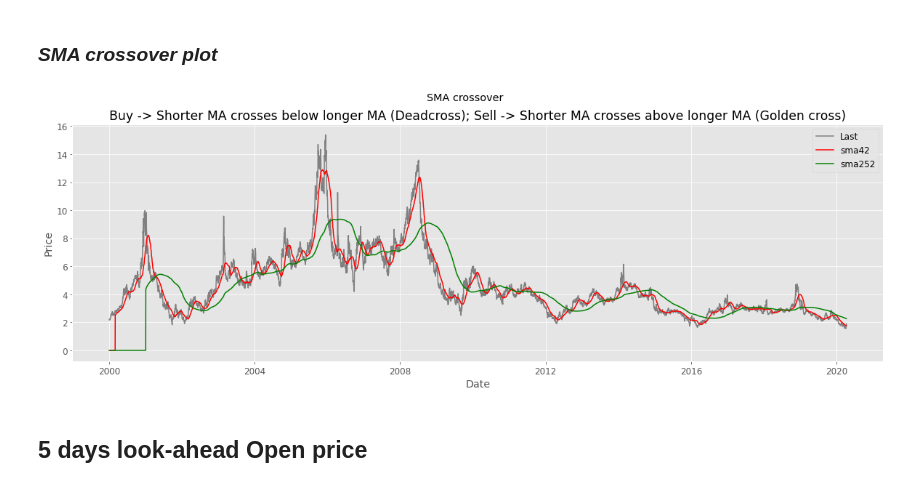
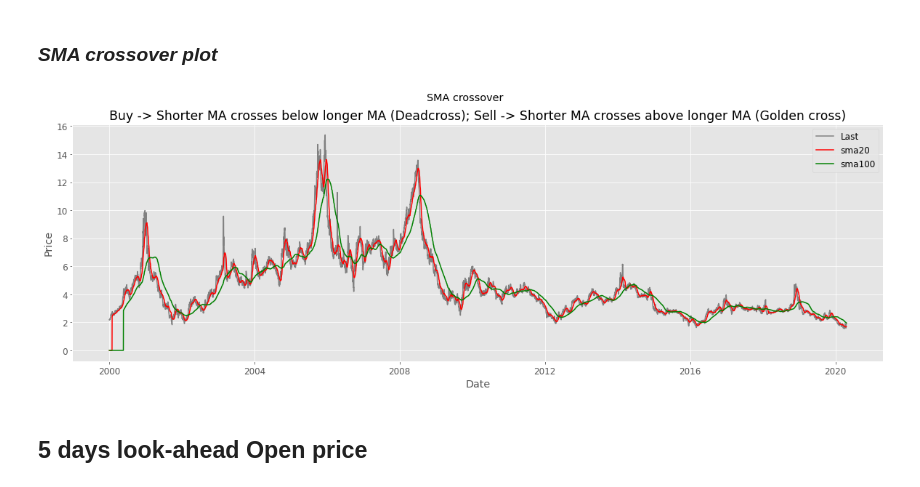
Before and after one commit to saritmaitra/Natural-Gas-Prediction-Model, a Jupyter notebook: Sarit.ipynb, the cells around one changed output. Cells and saved outputs as stored; diff of their text form; code cells hidden in the pictures.

```diff
--- a/Sarit.ipynb
+++ b/Sarit.ipynb
@@ -88,7 +88,7 @@ def main():
       api_key = "ad819ee5a69e69390eadf300fa168fa8"
       api = eia.API(api_key)
       #Declare desired series ID
-      series_ID='NG.RNGWHHD.D'
+      series_ID='NG.RNGWHHD.W'
       hh_spot = retrieve_time_series(api, series_ID)
       #Print the returned dataframe df
       print(type(hh_spot))
@@ -98,7 +98,7 @@ def main():
       return pd.DataFrame(columns=None)
 
 hh_spot = main()
-hh_spot = hh_spot.rename({'Henry Hub Natural Gas Spot Price, Daily (Dollars per Million Btu)': 'hh_spot'}, axis = 'columns')
+hh_spot = hh_spot.rename({'Henry Hub Natural Gas Spot Price, Weekly (Dollars per Million Btu)': 'hh_spot'}, axis = 'columns')
 hh_spot = hh_spot.reset_index()
 hh_spot['index'] = pd.to_datetime(hh_spot['index'].str[:-3], format='%Y %m%d')
 hh_spot['Date']= pd.to_datetime(hh_spot['index'])
@@ -1512,8 +1702,8 @@ merge14['price_diff'] = merge14['Last'] - merge14['Open']
 merge14["vol_increment"] = merge14['Volume'].diff()
 merge14["vol_rel_increment"] = merge14['Volume'].diff() / merge14['Volume']
 
-sma1 = 42
-sma2 = 252
+sma1 = 20
+sma2 = 100
 merge14["sma1"] = merge14['Last'].rolling(sma1).mean().fillna(0)
 merge14["sma2"] = merge14['Last'].rolling(sma2).mean().fillna(0)
 merge14['ema42'] = merge14['Last'].ewm(span=42).mean().fillna(0)
@@ -1588,23 +1777,23 @@ Name: Last, dtype: float64
 # %%
 # Plot
 fig = plt.figure(figsize=(20,6))
 plt.plot(merge14['Last'], color='gray', label='Last')
 # Plot the buy and sell signals on the same plot
 #  When the shorter-term MA crosses above the longer-term MA (Golden cross), it's a buy signal, it indicates that the trend is shifting up.
 #  When the shorter-term MA crosses below the longer-term MA, it's a sell signal (dead/death cross), it indicates that the trend is shifting down.
-plt.plot(merge14['sma1'].dropna(), color='r', label = 'sma42')
-plt.plot(merge14['sma2'].dropna(), color='g', label = 'sma252')
+plt.plot(merge14['sma1'].dropna(), color='r', label = 'sma20')
+plt.plot(merge14['sma2'].dropna(), color='g', label = 'sma100')
 plt.ylabel('Price')
 plt.xlabel('Date')
 plt.suptitle('SMA crossover')
 plt.title('Buy -> Shorter MA crosses below longer MA (Deadcross); Sell -> Shorter MA crosses above longer MA (Golden cross)')
 plt.legend(loc=0)
 
 # Display everything
 plt.show()
 print('\n')
 # %% [output]
-[figure, old version]
+[figure, new version]
 # %% [markdown]
 ## **5 days look-ahead Open price**
 # %% [markdown]
```
Also changed, not shown: parts of 89 cells of this notebook.
